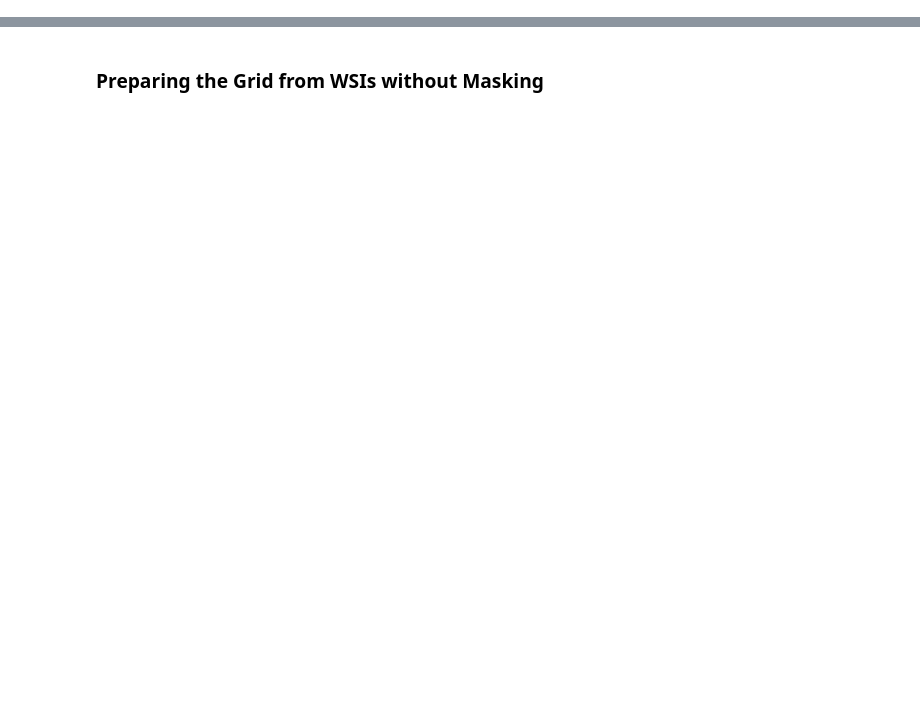
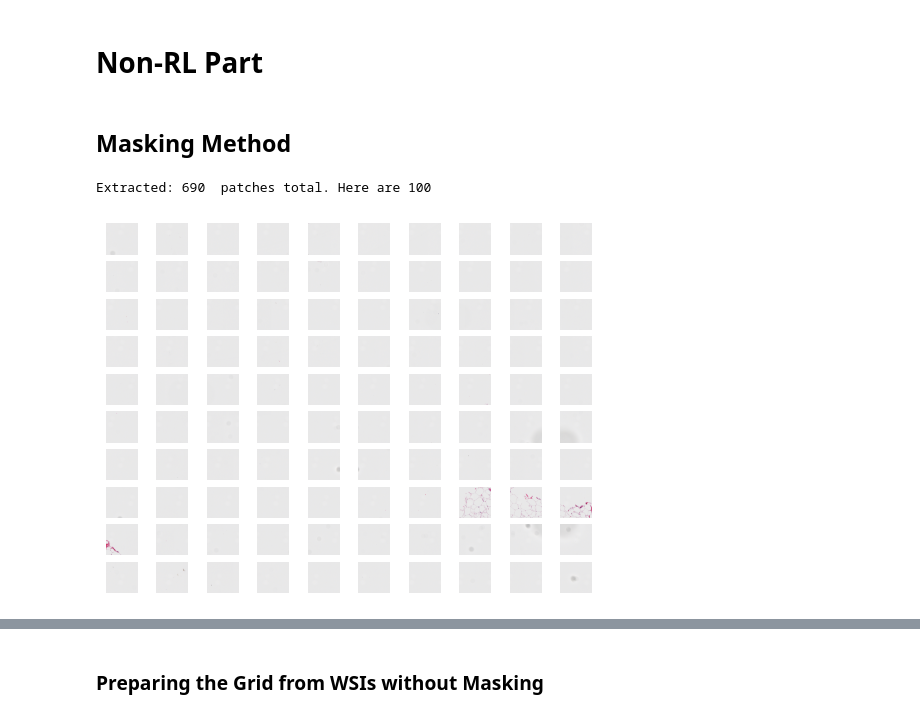
Before and after one commit to TomastpPereira/CPATH-TomasPereira, a Jupyter notebook: CoPath_Developing_RL_Agents.ipynb, the cells around one changed output, grey strips where cells are left out. Saved outputs shown, nothing was run; the diff lists cells and outputs as text; code cells hidden in the pictures; blank space fills up the shorter version.

```diff
--- a/CoPath_Developing_RL_Agents.ipynb
+++ b/CoPath_Developing_RL_Agents.ipynb
@@ -36,0 +24,45 @@ import openslide
+# %% [markdown]
+# Non-RL Part
+# %% [markdown]
+## Masking Method
+# %%
+from tiatoolbox.tools import patchextraction
+from tiatoolbox.tools.tissuemask import MorphologicalMasker
+from tiatoolbox.wsicore.wsireader import WSIReader
+
+wsi = WSIReader.open(input_img="/content/05000664-00816069-23HI010966-1-A27-1.ndpi")
+
+patch_extractor = patchextraction.get_patch_extractor(
+    input_img=wsi,
+    method_name="slidingwindow",
+    patch_size=(512,512,),
+    resolution=1,
+    units="level",
+)
+
+i = 1
+num_patches_to_show = 100
+print("Extracted:", len(patch_extractor), " patches total. Here are 100")
+
+for patch in patch_extractor:
+    plt.subplot(10, 10, i)
+    plt.imshow(patch)
+    plt.axis("off")
+    if i >= num_patches_to_show:
+        break
+    i += 1
+plt.show()
+
+masker = MorphologicalMasker(min_region_size=30)
+masks = masker.fit_transform(patch_extractor)
+patch_extractor = [patch_extractor[i] for i in range(len(patch_extractor)) if not np.all(masks[i] == False)]
+
+
+# Get the set of patches and mask 1 by one
+# If that patch is fully masked out, we can decide not to save it
+# Afterwards, we save only those that passed
+
+# https://github.com/TissueImageAnalytics/tiatoolbox/blob/develop/examples/03-tissue-masking.ipynb
+# %% [output]
+Extracted: 690  patches total. Here are 100
+[figure, added]
```
Also changed, not shown: parts of 37 cells of this notebook.
